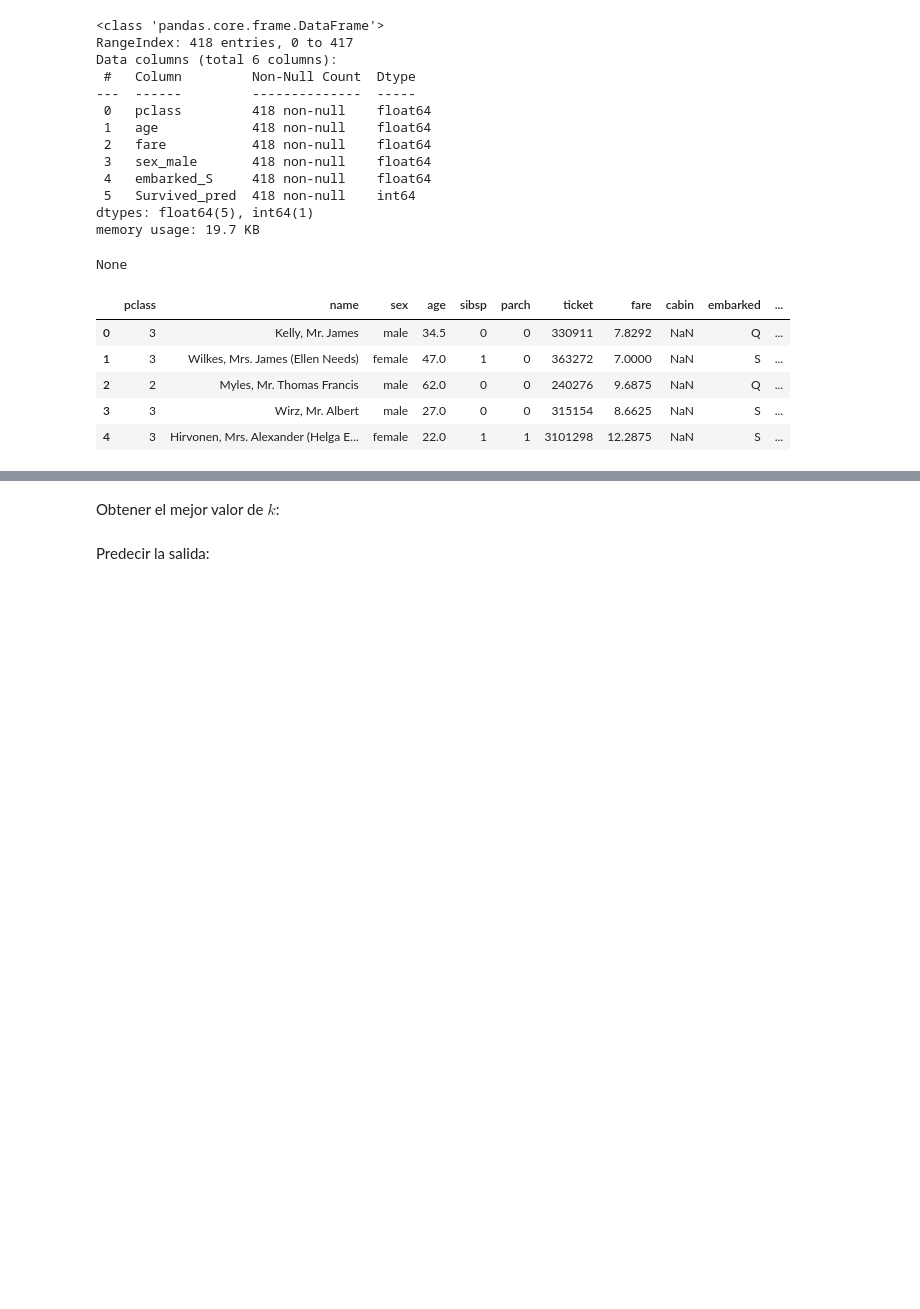
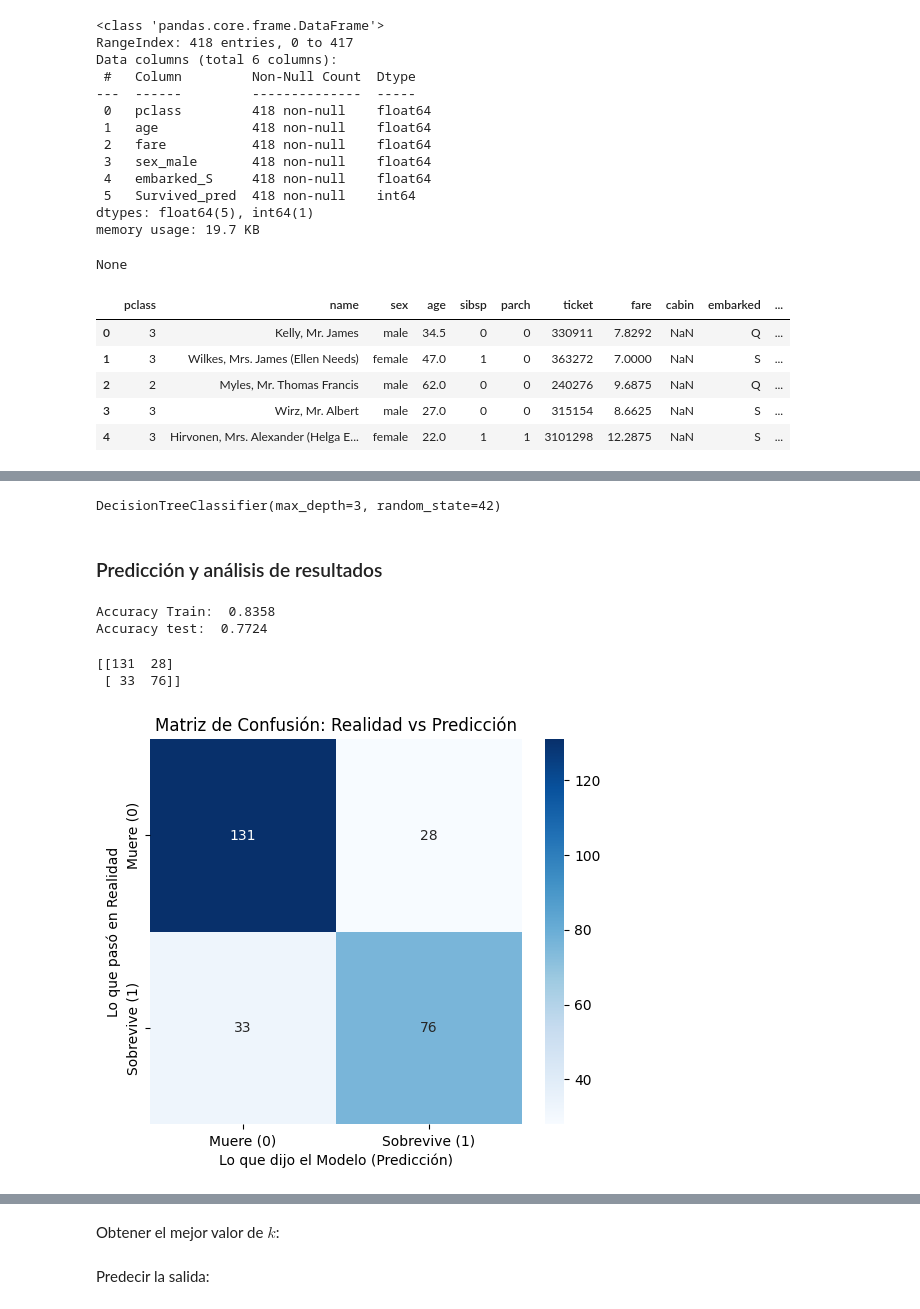
Before and after one commit to ivancepedagomez-sys/Proyecto_Titanic, a Jupyter notebook: Titanic_Project.ipynb, the cells around one changed output, grey strips where cells are left out. Cells and saved outputs as stored; diff of their text form; code cells hidden in the pictures; blank space fills up the shorter version.

```diff
--- a/Titanic_Project.ipynb
+++ b/Titanic_Project.ipynb
@@ -2337,0 +2383,6 @@ Aplicar el modelo al conjunto test para clasificar esas nuevas observaciones y o
+# %%
+#Ajustes del modelo
+#max_depth=3 para que solo haga 3 pregunts a las ramas
+#random_state=42 semilla para que el resultado sea siempre igual
+
+dtc = DecisionTreeClassifier(max_depth=3, random_state=42)
@@ -2337,0 +2391,44 @@ Aplicar el modelo al conjunto test para clasificar esas nuevas observaciones y o
+# %%
+#Entrenamos con el conjunto de train 70%
+dtc.fit(X_train_DT, Y_train_DT)
+# %% [output]
+DecisionTreeClassifier(max_depth=3, random_state=42)
+# %% [markdown]
+### Predicción y análisis de resultados
+# %%
+#Predecimos el conjuntro de entrenamiento x y el de Y
+y_pred_train_DT = dtc.predict(X_train_DT)
+y_pred_test_DT = dtc.predict(X_test_DT)
+# %%
+#Calculamos el acurracy
+acc_train_DT = accuracy_score(Y_train_DT, y_pred_train_DT)
+acc_test_DT = accuracy_score(Y_test_DT, y_pred_test_DT)
+
+print(f"Accuracy Train: {acc_train_DT: .4f}")
+print(f"Accuracy test: {acc_test_DT: .4f}")
+# %% [output]
+Accuracy Train:  0.8358
+Accuracy test:  0.7724
+# %%
+#Matriz de Confusión del test
+cm_DT = confusion_matrix(Y_test_DT, y_pred_test_DT)
+print(cm_DT)
+# %% [output]
+[[131  28]
+ [ 33  76]]
+# %%
+# Definimos las etiquetas para que sea fácil de leer
+etiquetas = ['Muere (0)', 'Sobrevive (1)']
+
+plt.figure(figsize=(6, 5))
+
+# Creamos el mapa de calor
+sns.heatmap(cm_DT, annot=True, fmt='d', cmap='Blues',
+            xticklabels=etiquetas, yticklabels=etiquetas)
+
+plt.title('Matriz de Confusión: Realidad vs Predicción')
+plt.xlabel('Lo que dijo el Modelo (Predicción)')
+plt.ylabel('Lo que pasó en Realidad')
+plt.show()
+# %% [output]
+[figure, added]
```
Also changed, not shown: parts of 31 cells of this notebook.
